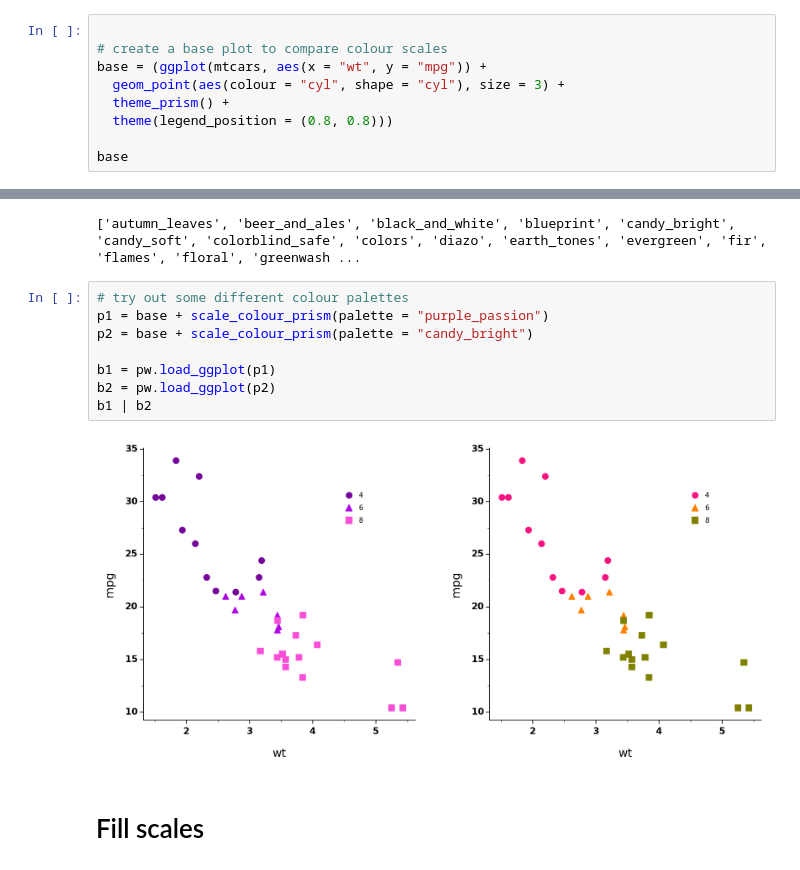
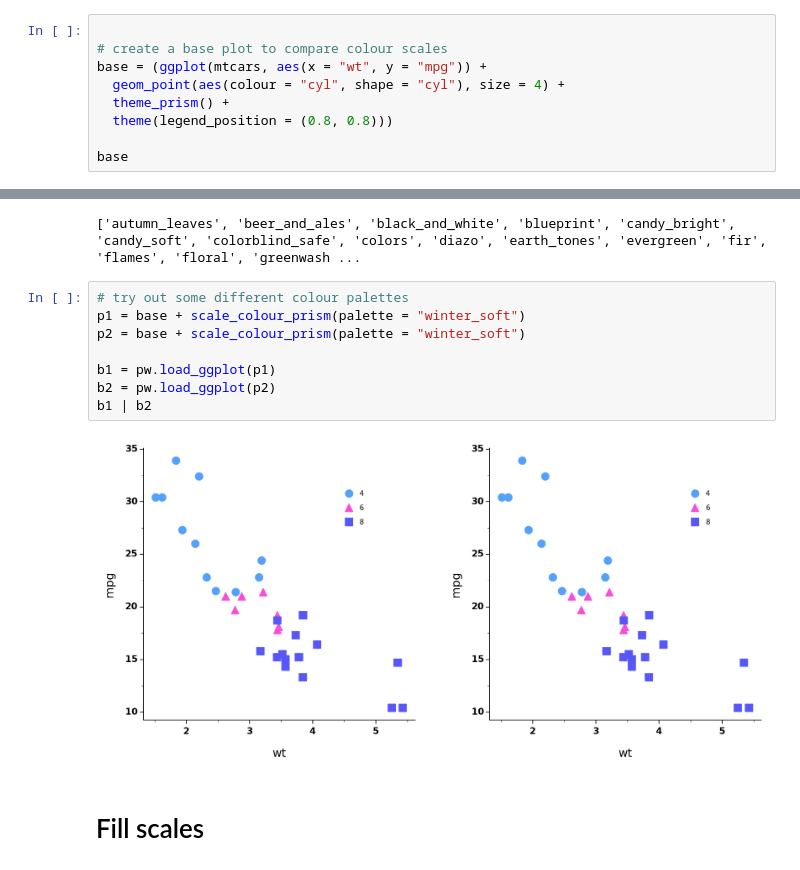
Before and after one commit to fomightez/plotnine_prism-binder, a Jupyter notebook: notebooks/colours.ipynb, the cells around one changed output, grey strips where cells are left out. Drawn from its saved outputs; the diff is of its cells as text.

Commit message:
expand nb that display color palette options

```diff
--- a/notebooks/colours.ipynb
+++ b/notebooks/colours.ipynb
@@ -11,7 +11,7 @@ from plotnine_prism import *
 
 # create a base plot to compare colour scales
 base = (ggplot(mtcars, aes(x = "wt", y = "mpg")) +
-  geom_point(aes(colour = "cyl", shape = "cyl"), size = 3) +
+  geom_point(aes(colour = "cyl", shape = "cyl"), size = 4) +
   theme_prism() +
   theme(legend_position = (0.8, 0.8)))
 
@@ -35,14 +35,14 @@ print(str(list_color_pals()))
 ['autumn_leaves', 'beer_and_ales', 'black_and_white', 'blueprint', 'candy_bright', 'candy_soft', 'colorblind_safe', 'colors', 'diazo', 'earth_tones', 'evergreen', 'fir', 'flames', 'floral', 'greenwash ...
 # %%
 # try out some different colour palettes
-p1 = base + scale_colour_prism(palette = "purple_passion")
-p2 = base + scale_colour_prism(palette = "candy_bright")
+p1 = base + scale_colour_prism(palette = "winter_soft")
+p2 = base + scale_colour_prism(palette = "winter_soft")
 
 b1 = pw.load_ggplot(p1)
 b2 = pw.load_ggplot(p2)
 b1 | b2
 # %% [output]
-[figure, old version]
+[figure, new version]
 # %% [markdown]
 # Fill scales
 # %%
```
Also changed, not shown: parts of 3 cells of this notebook, 1 other file.
